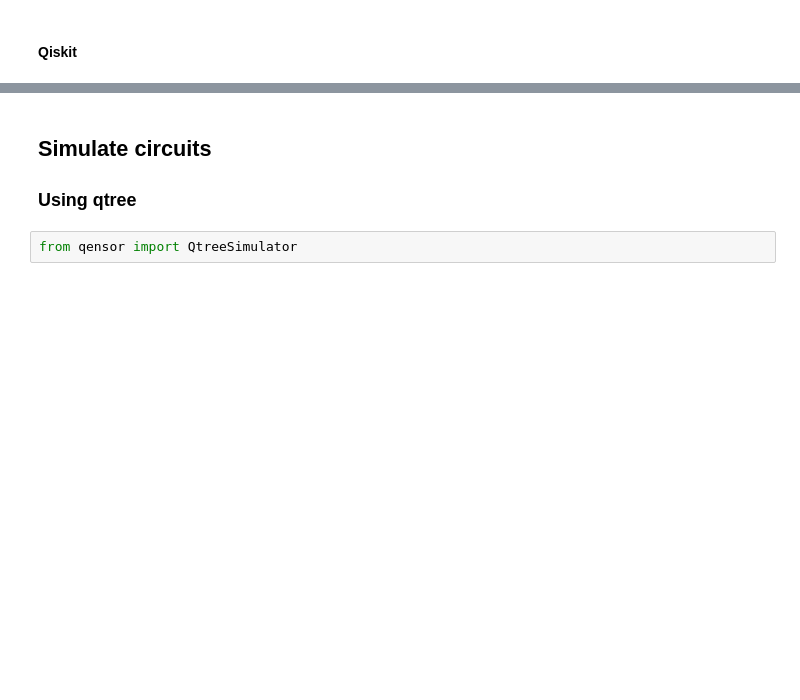
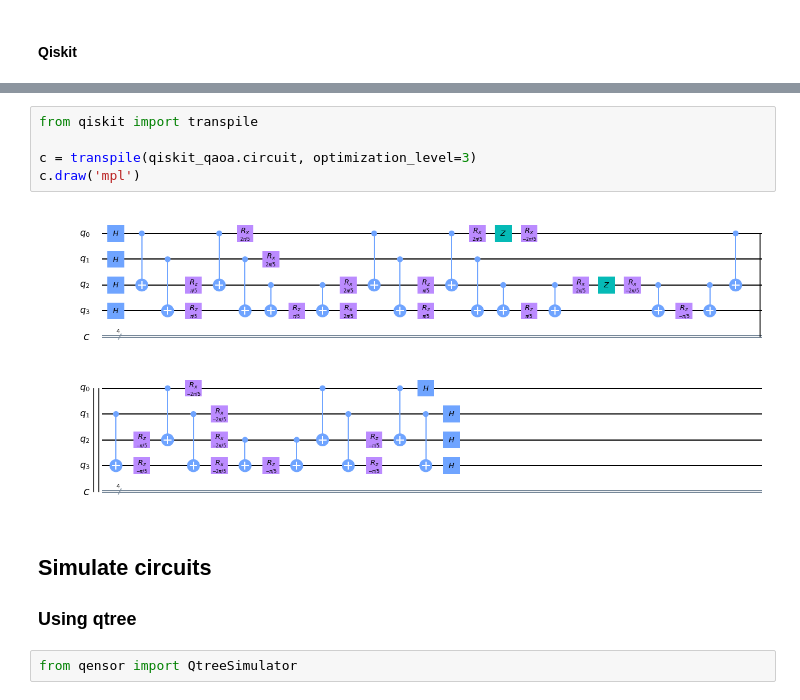
Before and after one commit to danlkv/QTensor, a Jupyter notebook: examples/QTensor usage.ipynb, the cells around one changed output, grey strips where cells are left out. Saved outputs shown, nothing was run; the diff lists cells and outputs as text; blank space fills up the shorter version.

```diff
--- a/examples/QTensor usage.ipynb
+++ b/examples/QTensor usage.ipynb
@@ -76,3 +76,10 @@ qiskit_qaoa.circuit.draw('mpl')
+# %%
+from qiskit import transpile
+
+c = transpile(qiskit_qaoa.circuit, optimization_level=3)
+c.draw('mpl')
+# %% [output]
+[figure, added]
 # %% [markdown]
 ## Simulate circuits
 ### Using qtree
```
Also changed, not shown: parts of 8 cells of this notebook, 6 other files.
